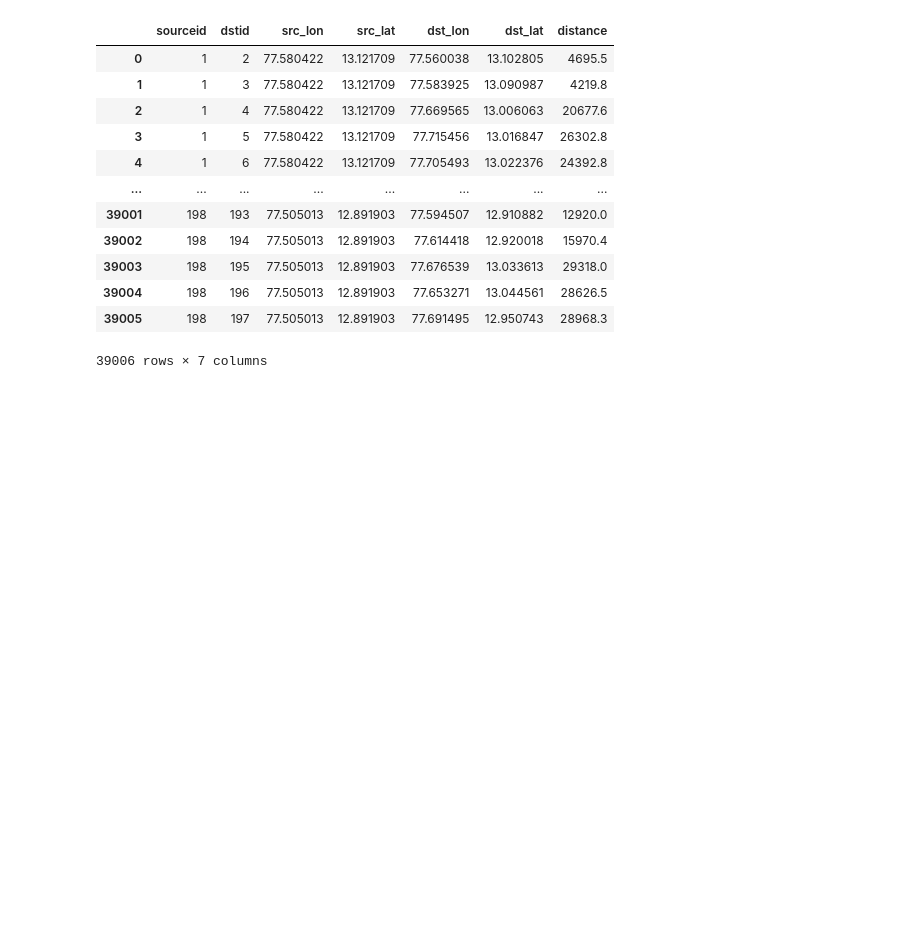
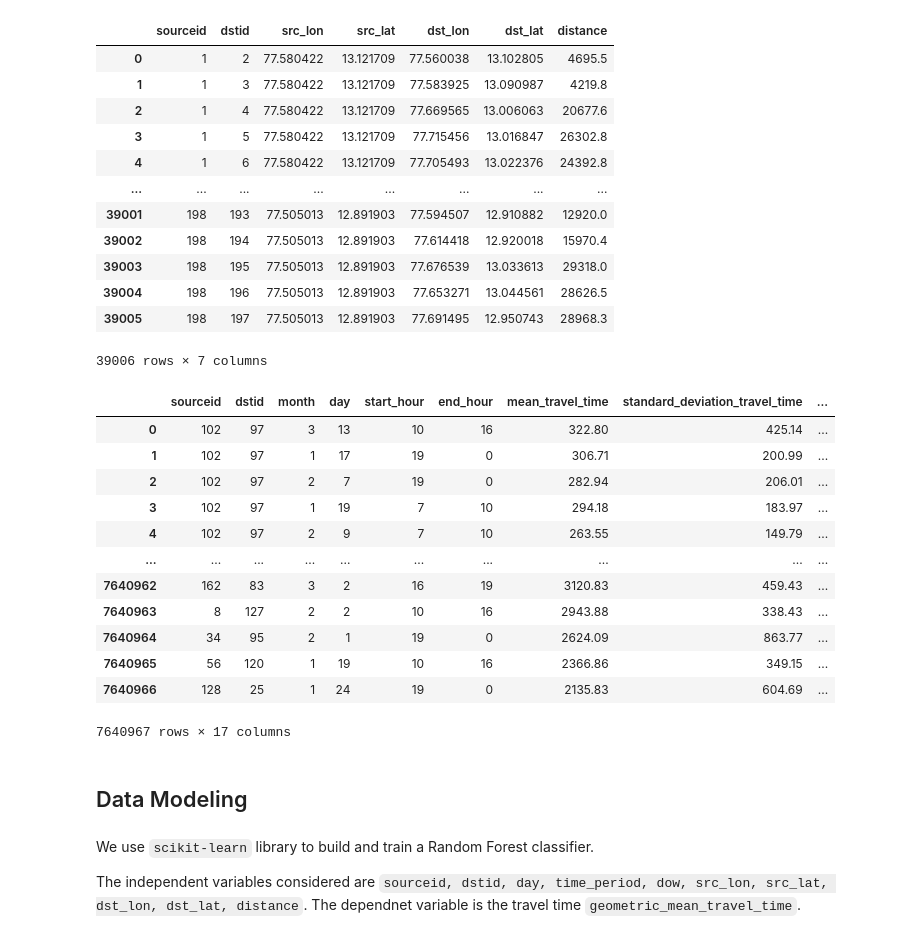
Before and after one commit to vishnuprasadjs/spatial-data-science, a Jupyter notebook: travel_time_prediction/uber_osm_model.ipynb, the cells around one changed output. Saved outputs shown, nothing was run; the diff lists cells and outputs as text; code cells hidden in the pictures; blank space fills up the shorter version.

```diff
--- a/travel_time_prediction/uber_osm_model.ipynb
+++ b/travel_time_prediction/uber_osm_model.ipynb
@@ -225,3 +229,27 @@ distancematrix
 | 39004 | 198 | 196 | 77.505013 | 12.891903 | 77.653271 | 13.044561 | 28626.5 |
 | 39005 | 198 | 197 | 77.505013 | 12.891903 | 77.691495 | 12.950743 | 28968.3 |
 39006 rows × 7 columns
+# %%
+travel_times = pd.merge(travel_times, distancematrix, on=['sourceid', 'dstid'])
+# %%
+travel_times
+# %% [output]
+|  | sourceid | dstid | month | day | start_hour | end_hour | mean_travel_time | standard_deviation_travel_time | ... |
+| 0 | 102 | 97 | 3 | 13 | 10 | 16 | 322.80 | 425.14 | ... |
+| 1 | 102 | 97 | 1 | 17 | 19 | 0 | 306.71 | 200.99 | ... |
+| 2 | 102 | 97 | 2 | 7 | 19 | 0 | 282.94 | 206.01 | ... |
+| 3 | 102 | 97 | 1 | 19 | 7 | 10 | 294.18 | 183.97 | ... |
+| 4 | 102 | 97 | 2 | 9 | 7 | 10 | 263.55 | 149.79 | ... |
+| ... | ... | ... | ... | ... | ... | ... | ... | ... | ... |
+| 7640962 | 162 | 83 | 3 | 2 | 16 | 19 | 3120.83 | 459.43 | ... |
+| 7640963 | 8 | 127 | 2 | 2 | 10 | 16 | 2943.88 | 338.43 | ... |
+| 7640964 | 34 | 95 | 2 | 1 | 19 | 0 | 2624.09 | 863.77 | ... |
+| 7640965 | 56 | 120 | 1 | 19 | 10 | 16 | 2366.86 | 349.15 | ... |
+| 7640966 | 128 | 25 | 1 | 24 | 19 | 0 | 2135.83 | 604.69 | ... |
+7640967 rows × 17 columns
+# %% [markdown]
+## Data Modeling
+# %% [markdown]
+We use `scikit-learn` library to build and train a Random Forest classifier.
+
+The independent variables considered are `sourceid, dstid, day, time_period, dow, src_lon, src_lat, dst_lon, dst_lat, distance`. The dependnet variable is the travel time `geometric_mean_travel_time`.
```
Also changed, not shown: parts of 3 cells of this notebook, 1 other file.
